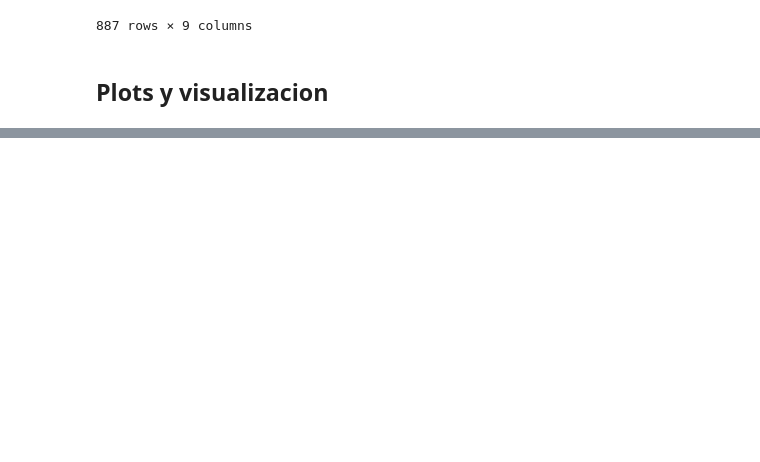
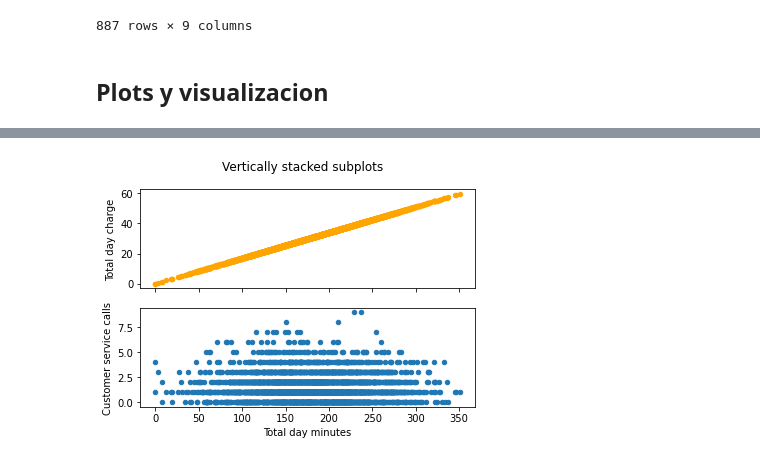
Before and after one commit to gonzalo71/TestGit, a Jupyter notebook: Udemy_visualizacion.ipynb, the cells around one changed output, grey strips where cells are left out. Cells and saved outputs as stored; diff of their text form; code cells hidden in the pictures; blank space fills up the shorter version.

```diff
--- a/Udemy_visualizacion.ipynb
+++ b/Udemy_visualizacion.ipynb
@@ -62,0 +78,9 @@ data1.head(3)
+# %%
+fig, axs = plt.subplots(2,1, sharex=True)
+fig.suptitle('Vertically stacked subplots')
+data1.plot(kind="scatter",x="Total day minutes",y='Total day charge',color="orange",ax=axs[0])
+data1.plot(kind="scatter",x="Total day minutes",y='Customer service calls',ax=axs[1])
+
+plt.show()
+# %% [output]
+[figure, added]
```
Also changed, not shown: parts of 6 cells of this notebook, 1 other file.
